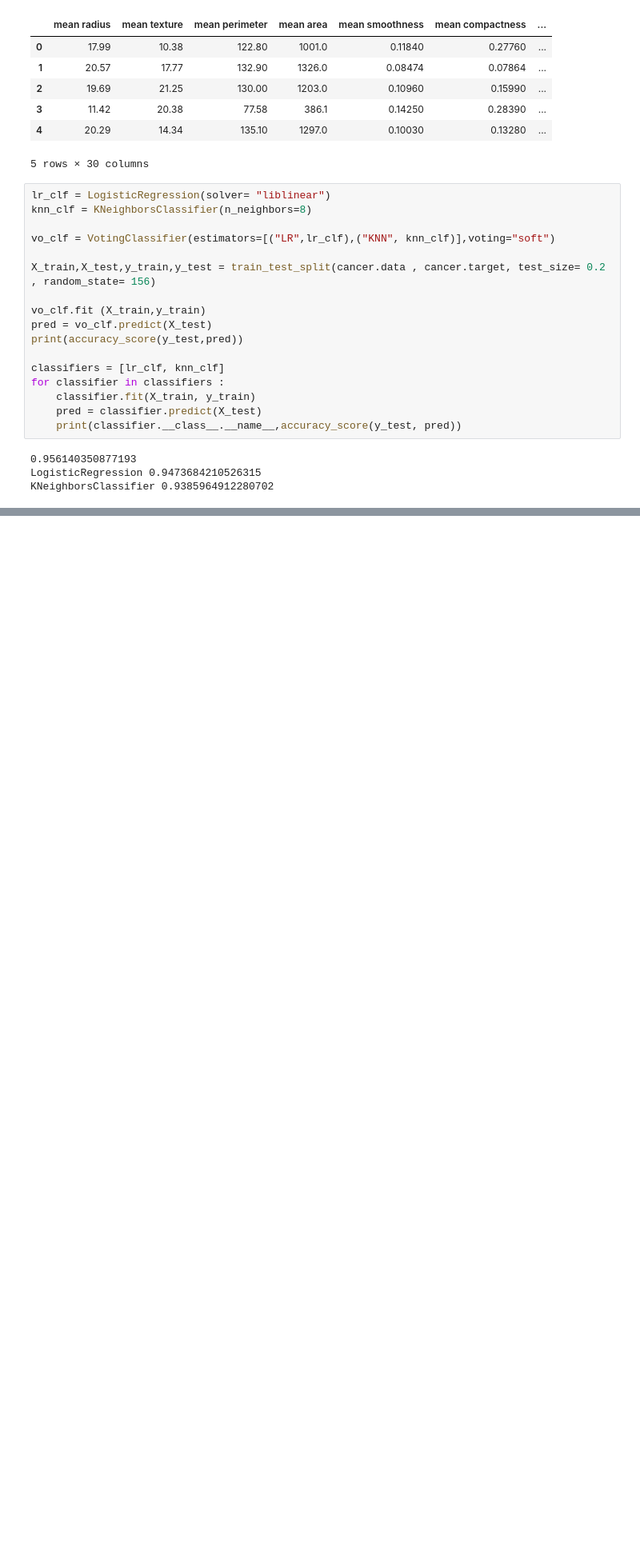
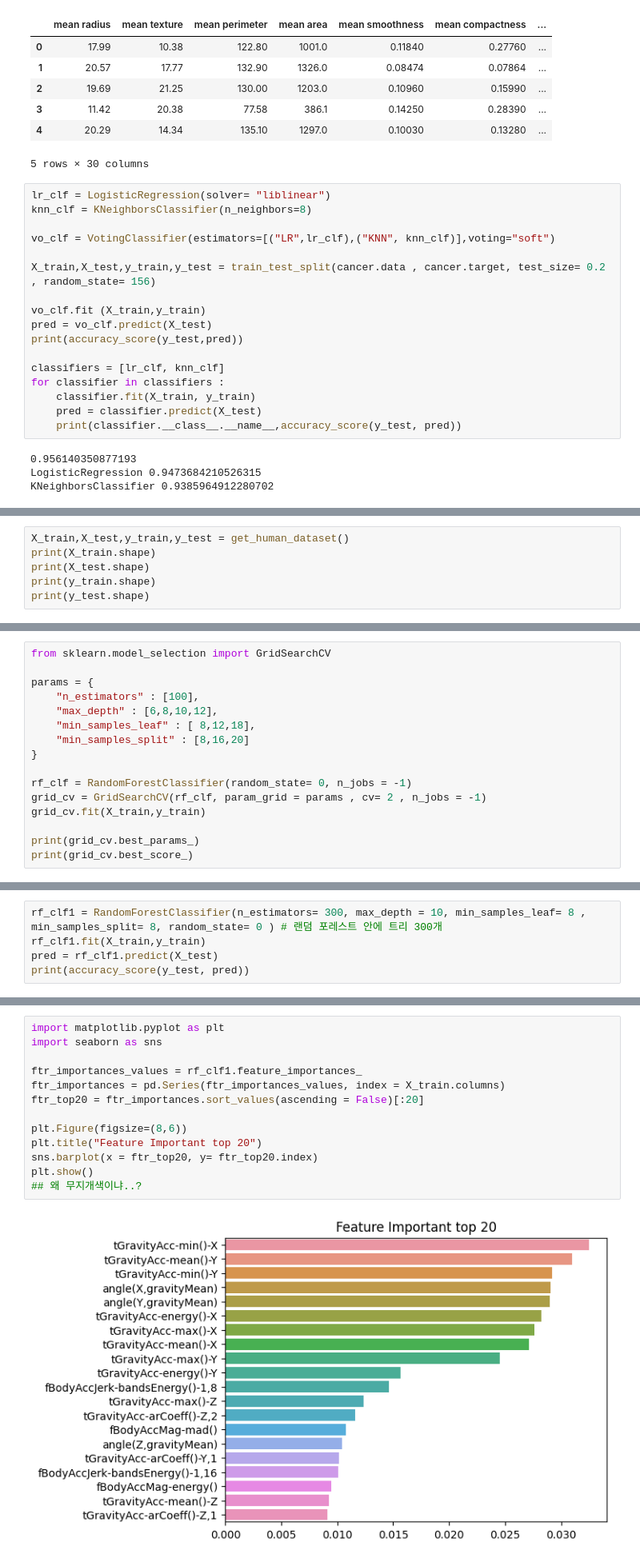
Before and after one commit to Kyoeun33/18_kdt_mechinelearning, a Jupyter notebook: ch04/4_2.ipynb, the cells around one changed output, grey strips where cells are left out. Shown at 80% size. Saved outputs shown, nothing was run; the diff lists cells and outputs as text; blank space fills up the shorter version.

```diff
--- a/ch04/4_2.ipynb
+++ b/ch04/4_2.ipynb
@@ -43,0 +91,6 @@ KNeighborsClassifier 0.9385964912280702
+# %%
+X_train,X_test,y_train,y_test = get_human_dataset()
+print(X_train.shape)
+print(X_test.shape)
+print(y_train.shape)
+print(y_test.shape)
@@ -43,0 +120,16 @@ KNeighborsClassifier 0.9385964912280702
+# %%
+from sklearn.model_selection import GridSearchCV
+
+params = {
+    "n_estimators" : [100],
+    "max_depth" : [6,8,10,12],
+    "min_samples_leaf" : [ 8,12,18],
+    "min_samples_split" : [8,16,20]
+}
+
+rf_clf = RandomForestClassifier(random_state= 0, n_jobs = -1)
+grid_cv = GridSearchCV(rf_clf, param_grid = params , cv= 2 , n_jobs = -1)
+grid_cv.fit(X_train,y_train)
+
+print(grid_cv.best_params_)
+print(grid_cv.best_score_)
@@ -43,0 +139,5 @@ KNeighborsClassifier 0.9385964912280702
+# %%
+rf_clf1 = RandomForestClassifier(n_estimators= 300, max_depth = 10, min_samples_leaf= 8 , min_samples_split= 8, random_state= 0 ) # 랜덤 포레스트 안에 트리 300개
+rf_clf1.fit(X_train,y_train)
+pred = rf_clf1.predict(X_test)
+print(accuracy_score(y_test, pred))
@@ -43,0 +146,15 @@ KNeighborsClassifier 0.9385964912280702
+# %%
+import matplotlib.pyplot as plt
+import seaborn as sns
+
+ftr_importances_values = rf_clf1.feature_importances_
+ftr_importances = pd.Series(ftr_importances_values, index = X_train.columns)
+ftr_top20 = ftr_importances.sort_values(ascending = False)[:20]
+
+plt.Figure(figsize=(8,6))
+plt.title("Feature Important top 20")
+sns.barplot(x = ftr_top20, y= ftr_top20.index)
+plt.show()
+## 왜 무지개색이냐..?
+# %% [output]
+[figure, added]
```
Also changed, not shown: parts of 10 cells of this notebook, 12 other files.
